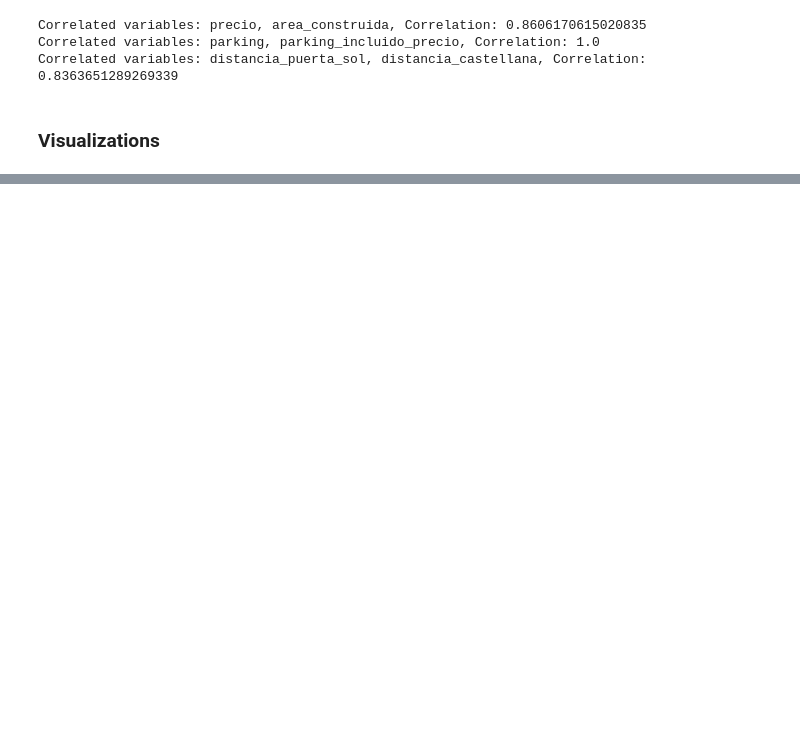
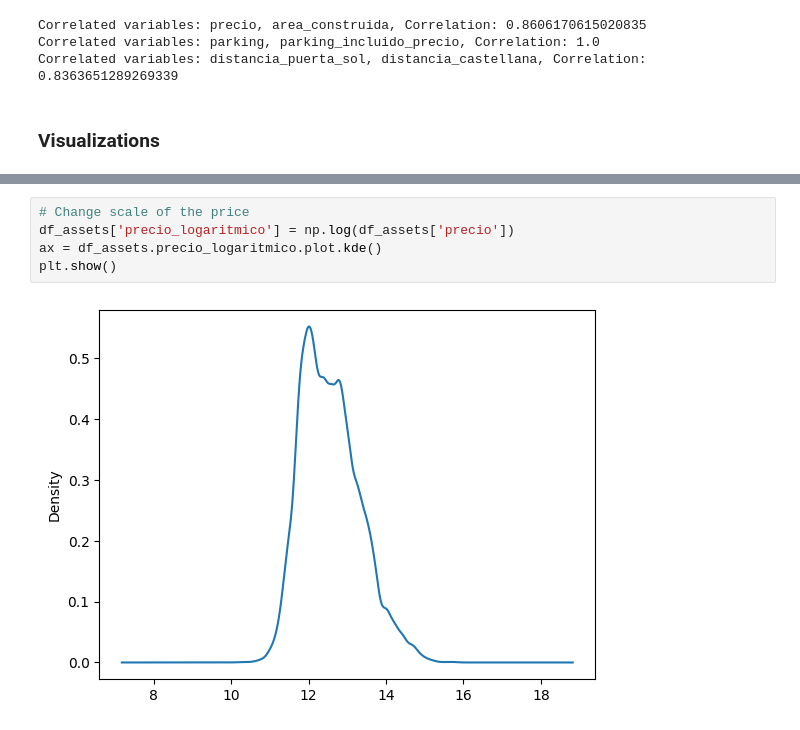
Before and after one commit to anamartiiins/MDS6-IDEALISTA, a Jupyter notebook: exploratory_data_analysis.ipynb, the cells around one changed output, grey strips where cells are left out. Cells and saved outputs as stored; diff of their text form; blank space fills up the shorter version.

```diff
--- a/exploratory_data_analysis.ipynb
+++ b/exploratory_data_analysis.ipynb
@@ -136,0 +156,7 @@ visualize_distribution(
+# %%
+# Change scale of the price
+df_assets['precio_logaritmico'] = np.log(df_assets['precio'])
+ax = df_assets.precio_logaritmico.plot.kde()
+plt.show()
+# %% [output]
+[figure, added]
```
Also changed, not shown: parts of 32 cells of this notebook, 2 other files.
